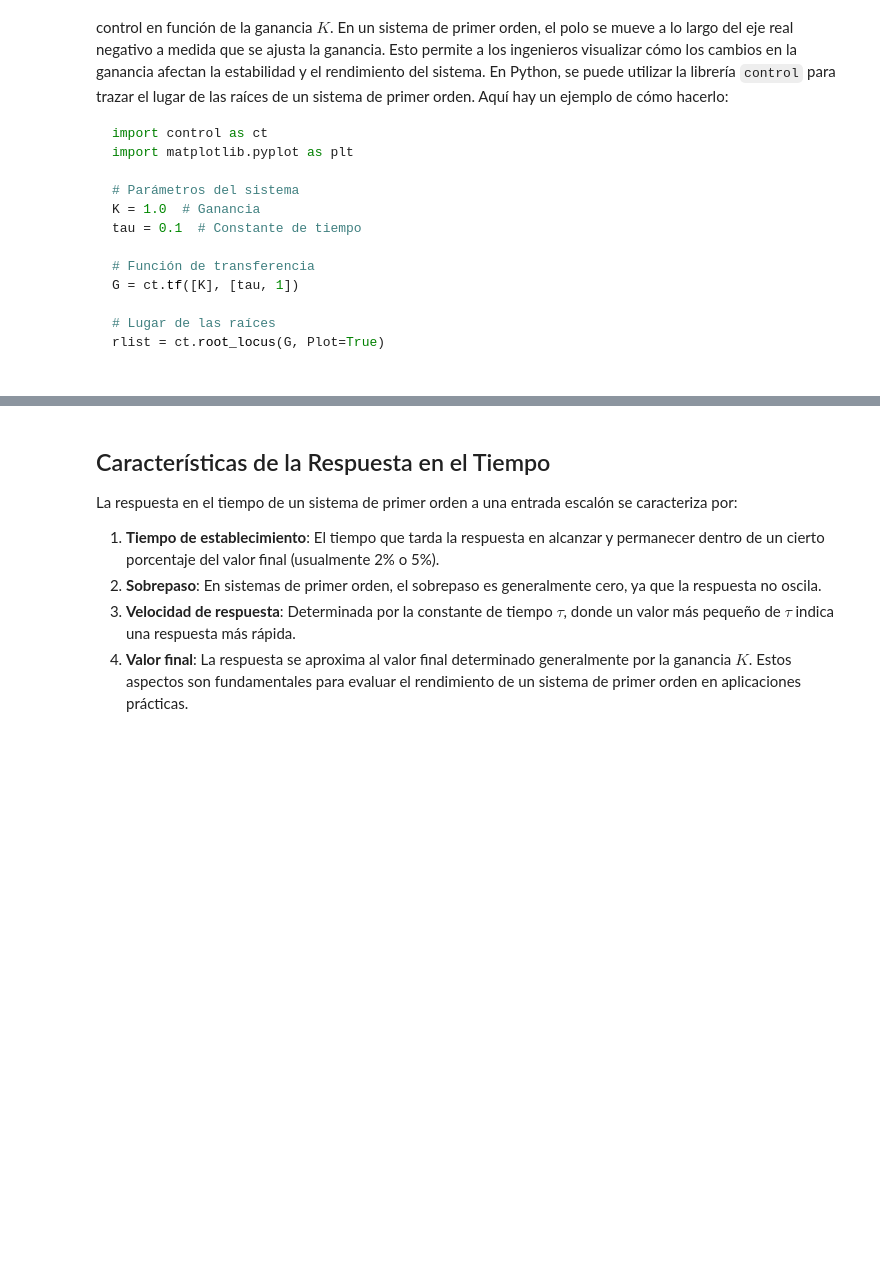
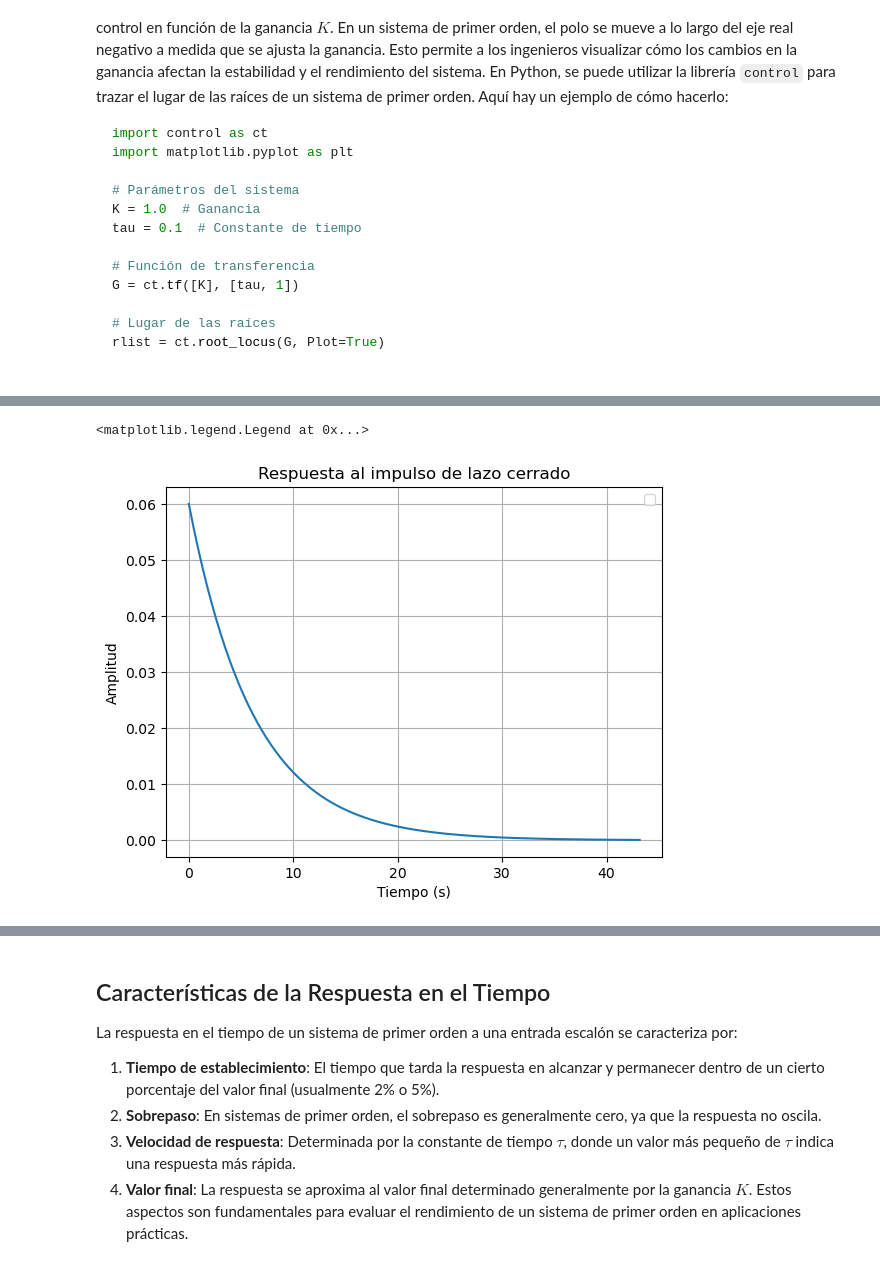
Before and after one commit to cjuarezramos/MMS022025, a Jupyter notebook: Laboratorios/L0401_SistemaPrimerOrden.ipynb, the cells around one changed output, grey strips where cells are left out. Saved outputs shown, nothing was run; the diff lists cells and outputs as text; code cells hidden in the pictures; blank space fills up the shorter version.

```diff
--- a/Laboratorios/L0401_SistemaPrimerOrden.ipynb
+++ b/Laboratorios/L0401_SistemaPrimerOrden.ipynb
@@ -217,14 +283,17 @@ plt.legend()
 # %%
 # Respuesta al impulso
 # impulse_response
-T = ct.feedback(k*G, 1)
+
 t, y = ct.impulse_response(T)
-plt.plot(t, y')
+plt.plot(t, y)
 plt.title('Respuesta al impulso de lazo cerrado')
 plt.xlabel('Tiempo (s)')
 plt.ylabel('Amplitud')
 plt.grid()
 plt.legend()
+# %% [output]
+<matplotlib.legend.Legend at 0x...>
+[figure, added]
 # %%
 # respuesta a la rampa
 
```
Also changed, not shown: parts of 13 cells of this notebook, 2 other files.
